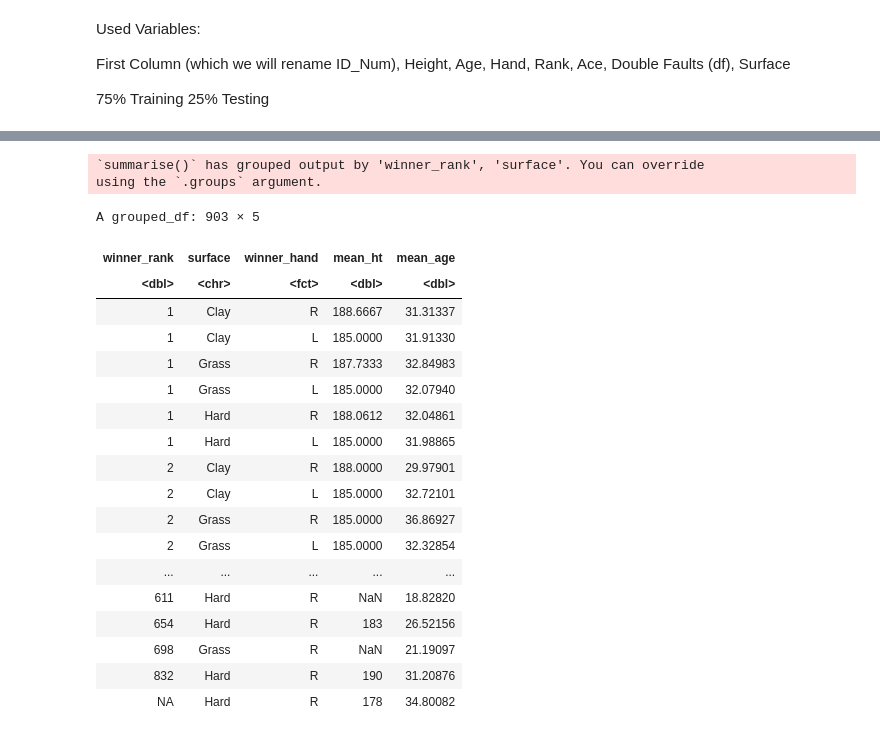
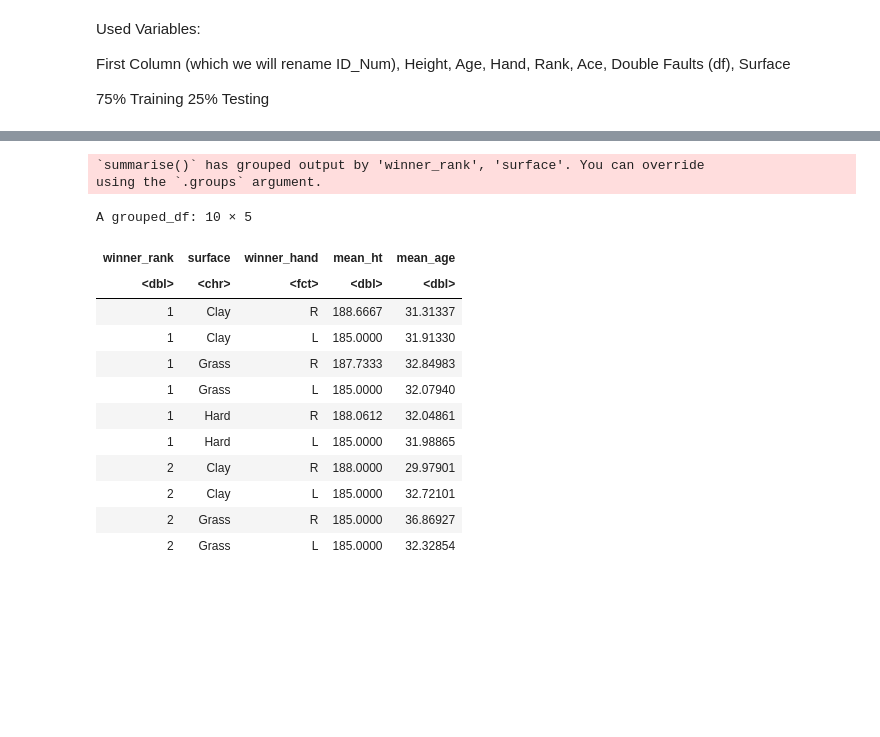
Before and after one commit to KatieSwan/DSCI100_GroupProject, a Jupyter notebook: Project_Proposal.ipynb, the cells around one changed output, grey strips where cells are left out. Drawn from its saved outputs; the diff is of its cells as text; code cells hidden in the pictures; blank space fills up the shorter version.

```diff
--- a/Project_Proposal.ipynb
+++ b/Project_Proposal.ipynb
@@ -80,10 +85,10 @@ A tibble: 13732 × 50
 # %%
 tennis_named <- tennis|>
-    rename("ID_num" = 1 )
+                rename("ID_num" = 1)
 tennis_smaller <- tennis_named|>
-    select(ID_num,winner_hand,winner_ht,winner_age,w_ace, w_df,
-                         winner_rank,surface)|>
-    mutate(ID_num = as_factor(ID_num), winner_hand = as_factor(winner_hand))
-tennis_smaller|>
-    slice(1:10)
+                    select(ID_num,winner_hand,winner_ht,winner_age, winner_rank,surface)|>
+                    mutate(ID_num = as_factor(ID_num), winner_hand = as_factor(winner_hand))
+# tennis_smaller|>
+#     slice(1:10)
+head(tennis_smaller, 10)
 # %% [output]
@@ -103,31 +108,24 @@ A tibble: 10 × 8
 # %%
 tennis_mean <- tennis_smaller|>
     group_by(winner_rank, surface, winner_hand)|>
     summarize(mean_ht = mean(winner_ht, na.rm = TRUE), mean_age = mean(winner_age))
-tennis_mean|>
-    slice(1:10)
+head(tennis_mean, 10)
 # %% [output]
 `summarise()` has grouped output by 'winner_rank', 'surface'. You can override
 using the `.groups` argument.
-A grouped_df: 903 × 5
+A grouped_df: 10 × 5
 | winner_rank | surface | winner_hand | mean_ht | mean_age |
 | <dbl> | <chr> | <fct> | <dbl> | <dbl> |
 | 1 | Clay | R | 188.6667 | 31.31337 |
 | 1 | Clay | L | 185.0000 | 31.91330 |
 | 1 | Grass | R | 187.7333 | 32.84983 |
 | 1 | Grass | L | 185.0000 | 32.07940 |
 | 1 | Hard | R | 188.0612 | 32.04861 |
 | 1 | Hard | L | 185.0000 | 31.98865 |
 | 2 | Clay | R | 188.0000 | 29.97901 |
 | 2 | Clay | L | 185.0000 | 32.72101 |
 | 2 | Grass | R | 185.0000 | 36.86927 |
 | 2 | Grass | L | 185.0000 | 32.32854 |
-| ... | ... | ... | ... | ... |
-| 611 | Hard | R | NaN | 18.82820 |
-| 654 | Hard | R | 183 | 26.52156 |
-| 698 | Grass | R | NaN | 21.19097 |
-| 832 | Hard | R | 190 | 31.20876 |
-| NA | Hard | R | 178 | 34.80082 |
 # %%
 tennis_split <- initial_split(tennis_mean, prop = 0.75, strata = winner_rank )
 tennis_training <- training(tennis_split)
```
Also changed, not shown: parts of 6 cells of this notebook.
